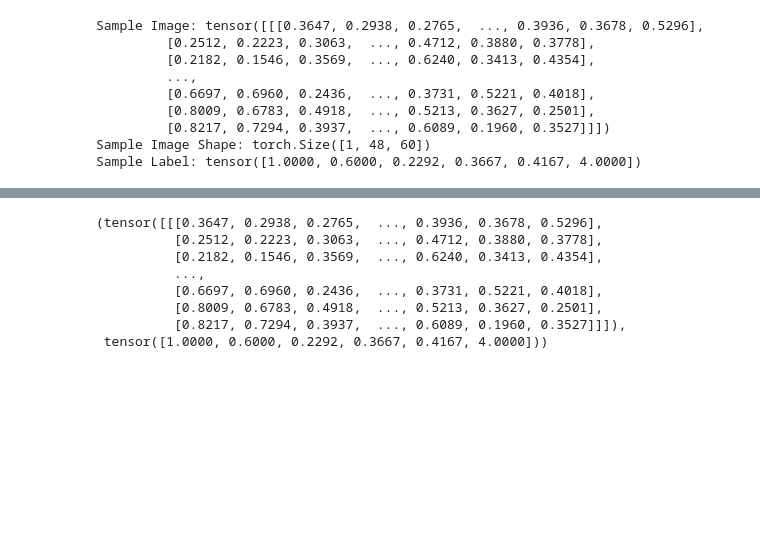
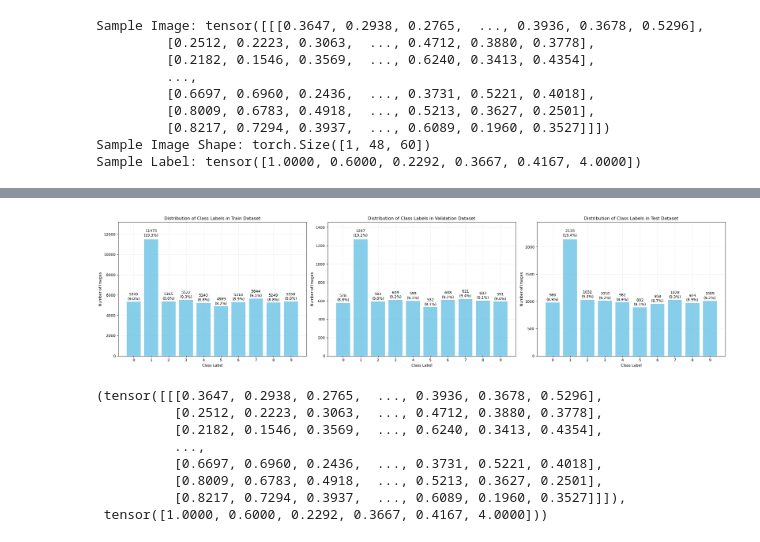
Before and after one commit to kuimetra/deep_learning, a Jupyter notebook: Project 2/main.ipynb, the cells around one changed output, grey strips where cells are left out. Drawn from its saved outputs; the diff is of its cells as text; code cells hidden in the pictures; blank space fills up the shorter version.

Commit message:
added plot for all three datasets

```diff
--- a/Project 2/main.ipynb
+++ b/Project 2/main.ipynb
@@ -84,3 +84,41 @@ plt.show()
+# %%
+bar_color = 'skyblue'
+
+datasets = {
+    'Train Dataset': train_dataset,
+    'Validation Dataset': val_dataset,
+    'Test Dataset': test_dataset,
+}
+
+plt.figure(figsize=(24, 6))
+
+for i, (dataset_name, dataset) in enumerate(datasets.items(), 1):
+    class_counter = Counter()
+    for _, label in dataset:
+        class_label = int(label[-1].item())
+        class_counter[class_label] += 1
+
+    ax = plt.subplot(1, 3, i)
+    bars = ax.bar(class_counter.keys(), class_counter.values(), color=bar_color)
+
+    for bar, count in zip(bars, class_counter.values()):
+        percentage = f"{count / sum(class_counter.values()) * 100:.1f}%"
+        ax.text(bar.get_x() + bar.get_width() / 2,
+                bar.get_height() / 0.98,
+                f"{count}\n({percentage})",
+                ha='center', va='bottom')
+
+    ax.set_xlabel('Class Label')
+    ax.set_ylabel('Number of Images')
+    ax.set_title(f'Distribution of Class Labels in {dataset_name}')
+    ax.set_xticks(range(0, 10))
+    ax.set_ylim(0, max(class_counter.values()) * 1.15)
+    ax.grid(linestyle='--', alpha=0.3)
+
+plt.tight_layout()
+plt.show()
+# %% [output]
+[figure, added]
 # %%
 batch_size = 256
 train_loader = DataLoader(train_dataset, batch_size=batch_size, shuffle=True)
```
Also changed, not shown: parts of 2 cells of this notebook, 1 other file.
